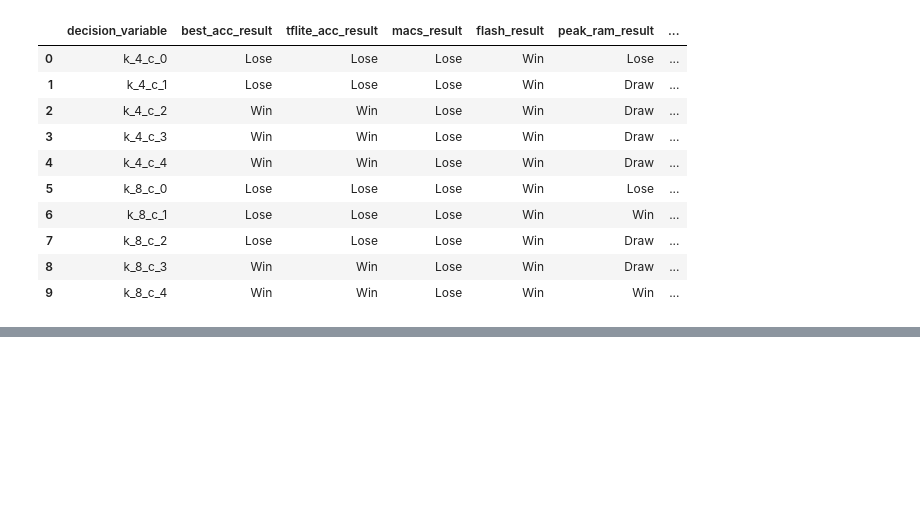
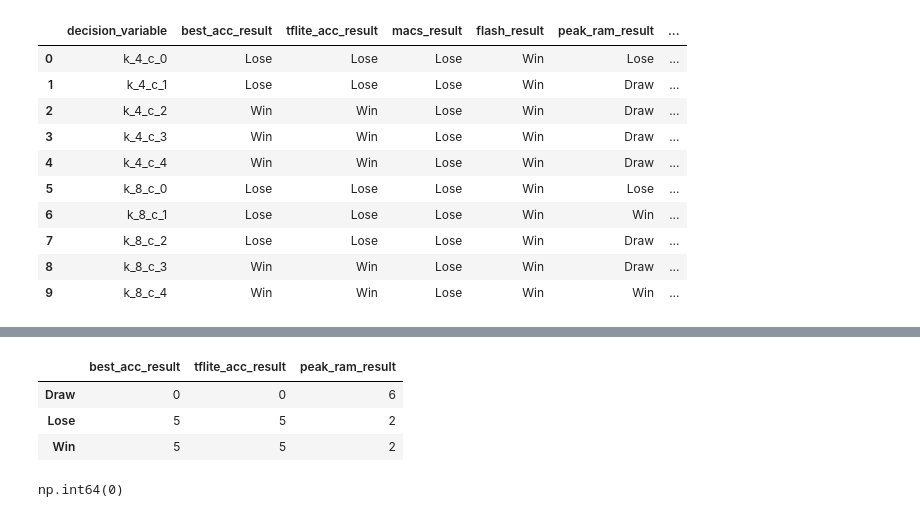
Before and after one commit to jimmoi/TinyML-NAS, a Jupyter notebook: Visualize.ipynb, the cells around one changed output, grey strips where cells are left out. Drawn from its saved outputs; the diff is of its cells as text; code cells hidden in the pictures; blank space fills up the shorter version.

```diff
--- a/Visualize.ipynb
+++ b/Visualize.ipynb
@@ -220,0 +308,24 @@ df_cmp[cols_to_show]
+# %%
+result_cols = [
+    "best_acc_result",
+    "tflite_acc_result",
+    "peak_ram_result",
+]
+
+summary = (
+    df_cmp[result_cols]
+    .apply(lambda col: col.value_counts())
+    .fillna(0)
+    .astype(int)
+)
+
+summary
+# %% [output]
+|  | best_acc_result | tflite_acc_result | peak_ram_result |
+| Draw | 0 | 0 | 6 |
+| Lose | 5 | 5 | 2 |
+| Win | 5 | 5 | 2 |
+# %%
+df_cmp["overall_result"].sum()
+# %% [output]
+np.int64(0)
```
Also changed, not shown: parts of 4 cells of this notebook.
